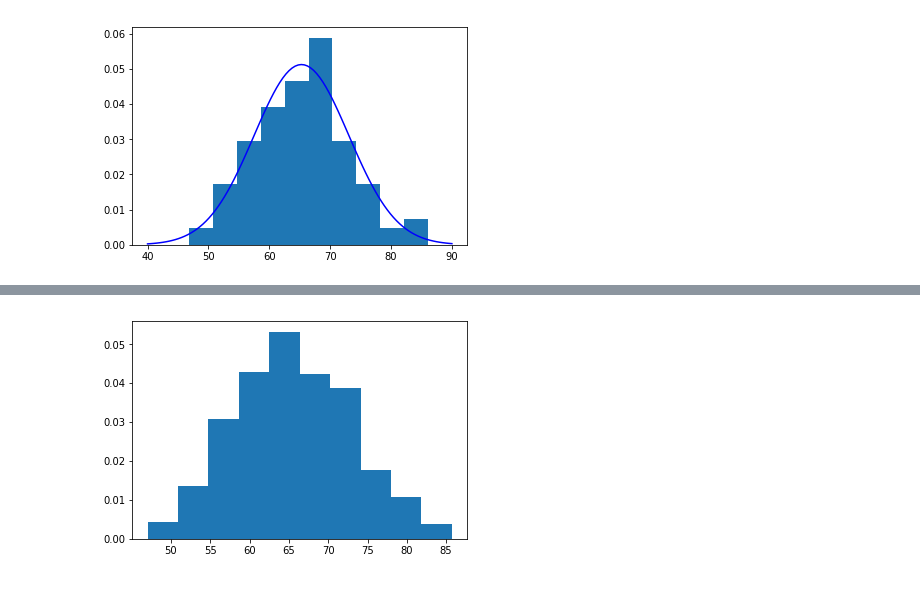
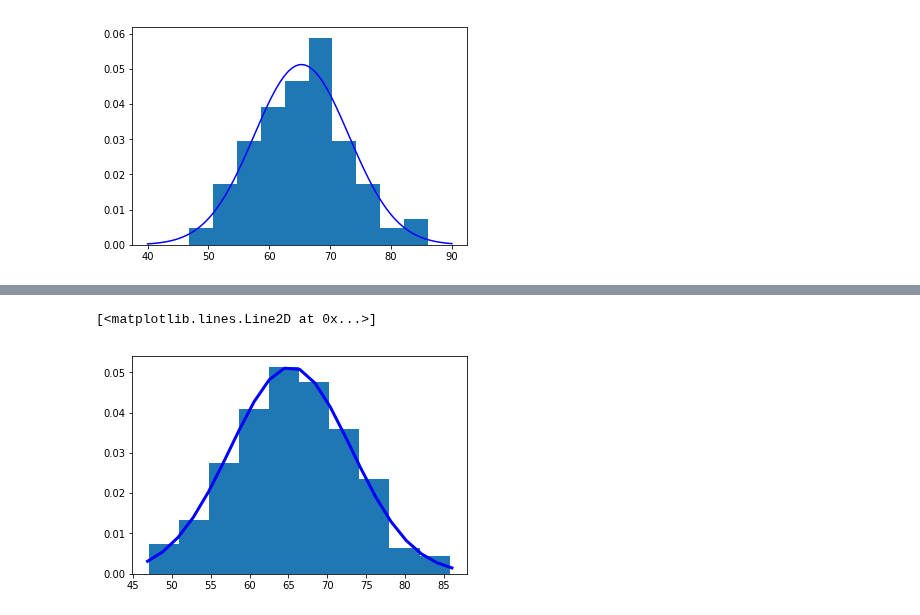
Before and after one commit to et4/stat, a Jupyter notebook: PT 1/main.ipynb, the cells around one changed output, grey strips where cells are left out. Saved outputs shown, nothing was run; the diff lists cells and outputs as text; code cells hidden in the pictures.

```diff
--- a/PT 1/main.ipynb
+++ b/PT 1/main.ipynb
@@ -94,7 +97,7 @@ plt.show()
 # %% [markdown]
 #### Моделирование распределения
 # %%
-x = np.linspace(40, 90, 100, endpoint=True)
+x = np.linspace(40, 90, 104, endpoint=True)
 pdf = [norm.pdf(_, loc=mmean, scale=mstd) for _ in x]
 
 plt.plot(x, pdf, 'b-')
@@ -125,8 +132,8 @@ sns.distplot(simulation_2, bins=10, ax=axes, kde_kws={"color": "k", "lw": 1, "la
 geom_x = []
 geom_y = []
 for i in range(1000):
-    kx1 = np.random.uniform(size=1)
-    kx2 = np.random.uniform(size=1)
+    kx1 = np.random.uniform()
+    kx2 = np.random.uniform()
 
     gM = max(pdf)
 
@@ -156,9 +153,20 @@ random_selector = stats.rv_discrete(values=(np.arange(0, 10), pk))
 # %%
+step = (mmax-mmin)/10
+x = np.linspace(mmin, mmax, 21, endpoint=True)
+norm_hist = [norm.pdf(_, loc=mmean, scale=mstd) for _ in x]
+norm_heights = []
+for i in range(1, len(norm_hist), 2):
+    norm_heights.append(norm_hist[i])
+pk = np.array(norm_heights)*step
+pk[pk.size//2] += 1 - pk.sum()
+random_selector = stats.rv_discrete(values=(np.arange(0, 10), pk))
 simulation_4 = []
 for i in range(1000):
     index_of_interval = random_selector.rvs()
     kdy = np.random.uniform(size=1, low=0, high=step)[0]
     simulation_4.append(x[index_of_interval*2] + kdy)
 plt.hist(simulation_4, normed=1, bins=10);
+plt.plot(x, [norm.pdf(_, loc=mmean, scale=mstd) for _ in x], 'b-', linewidth=3)
 # %% [output]
+[<matplotlib.lines.Line2D at 0x...>]
-[figure, old version]
+[figure, new version]
```
Also changed, not shown: parts of 14 cells of this notebook.
